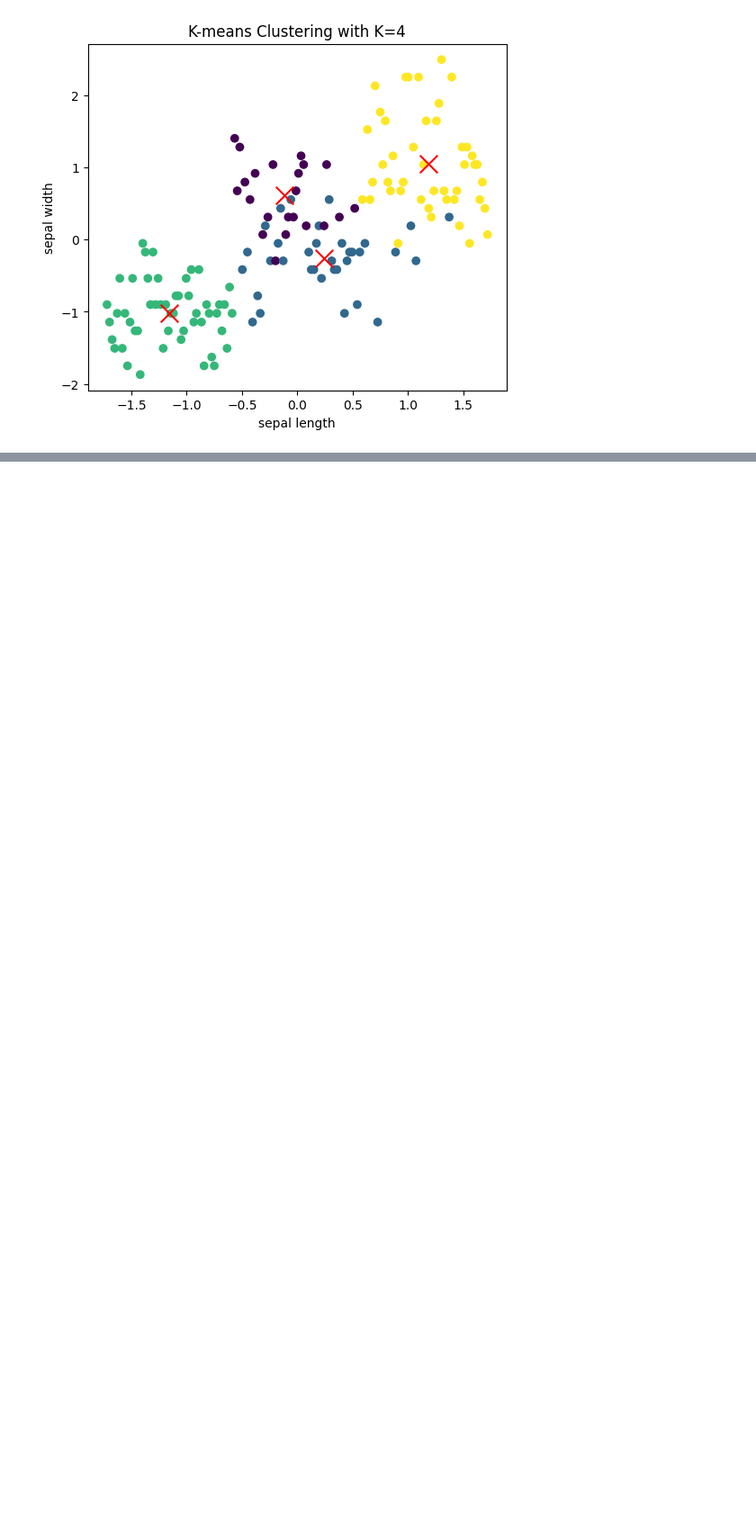
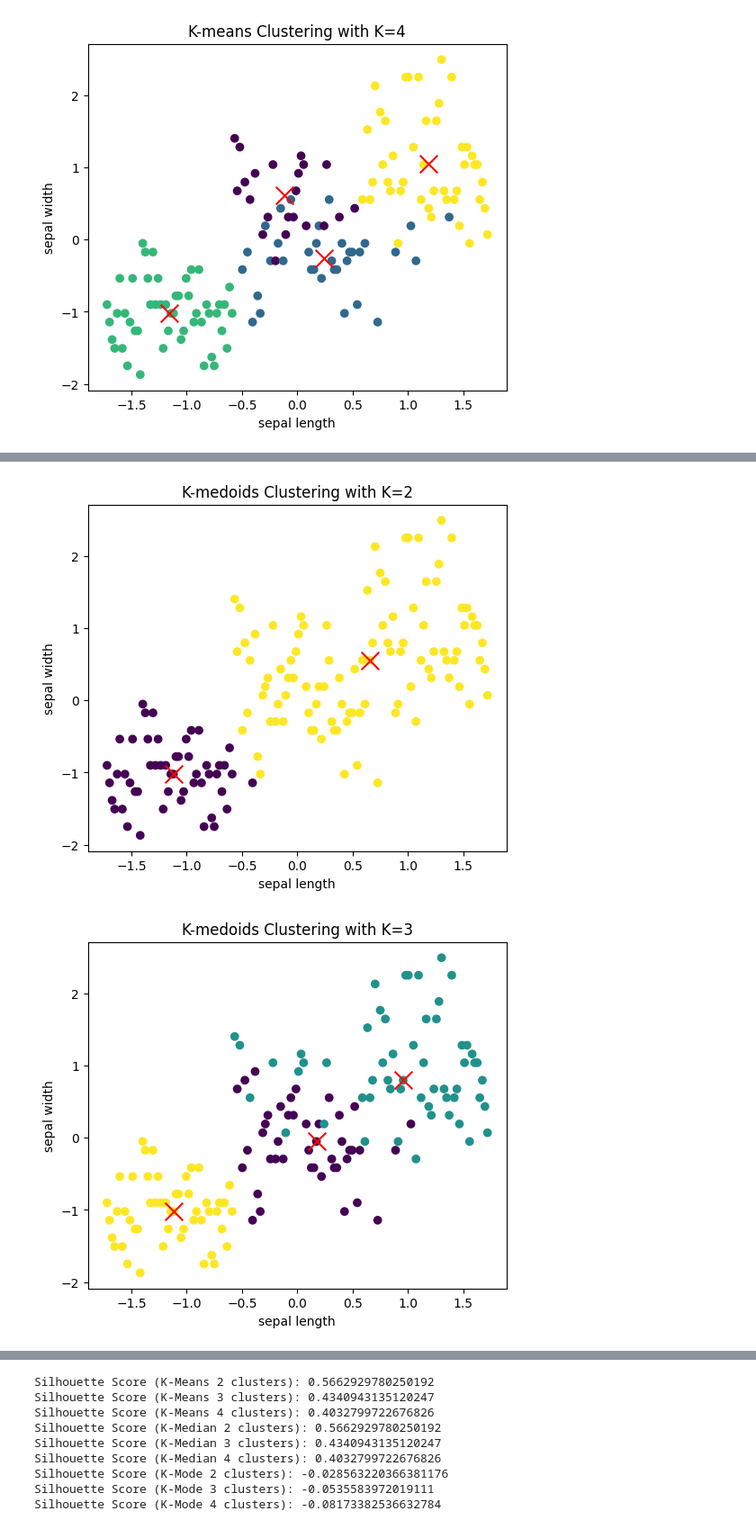
Before and after one commit to Kritzr/machine_learning, a Jupyter notebook: kmeans_kmode_kmedian/kmeans_kmode_kmedian.ipynb, the cells around one changed output, grey strips where cells are left out. Shown at 90% size. Saved outputs shown, nothing was run; the diff lists cells and outputs as text; code cells hidden in the pictures; blank space fills up the shorter version.

```diff
--- a/kmeans_kmode_kmedian/kmeans_kmode_kmedian.ipynb
+++ b/kmeans_kmode_kmedian/kmeans_kmode_kmedian.ipynb
@@ -173,0 +171,36 @@ Run 3, iteration: 1/100, moves: 10, cost: 651.0
+# %%
+from sklearn.metrics import silhouette_score
+
+# Calculate silhouette score for each clustering method
+silhouette_kmeans_2 = silhouette_score(X_scaled, kmeans_labels_2)
+silhouette_kmeans_3 = silhouette_score(X_scaled, kmeans_labels_3)
+silhouette_kmeans_4 = silhouette_score(X_scaled, kmeans_labels_4)
+
+# Assign kmedoids results to kmedians variables
+kmedians_labels_2 = apply_kmedoids(2, X_scaled)  # Assign to kmedians_labels_2
+kmedians_labels_3 = apply_kmedoids(3, X_scaled)  # Assign to kmedians_labels_3
+kmedians_labels_4 = apply_kmedoids(4, X_scaled)  # Assign to kmedians_labels_4
+
+
+silhouette_kmedians_2 = silhouette_score(X_scaled, kmedians_labels_2)
+silhouette_kmedians_3 = silhouette_score(X_scaled, kmedians_labels_3)
+silhouette_kmedians_4 = silhouette_score(X_scaled, kmedians_labels_4)
+
+silhouette_kmodes_2 = silhouette_score(X_scaled, kmodes_labels_2)
+silhouette_kmodes_3 = silhouette_score(X_scaled, kmodes_labels_3)
+silhouette_kmodes_4 = silhouette_score(X_scaled, kmodes_labels_4)
+
+print(f"Silhouette Score (K-Means 2 clusters): {silhouette_kmeans_2}")
+print(f"Silhouette Score (K-Means 3 clusters): {silhouette_kmeans_3}")
+print(f"Silhouette Score (K-Means 4 clusters): {silhouette_kmeans_4}")
+
+print(f"Silhouette Score (K-Median 2 clusters): {silhouette_kmedians_2}")
+print(f"Silhouette Score (K-Median 3 clusters): {silhouette_kmedians_3}")
+print(f"Silhouette Score (K-Median 4 clusters): {silhouette_kmedians_4}")
+
+print(f"Silhouette Score (K-Mode 2 clusters): {silhouette_kmodes_2}")
+print(f"Silhouette Score (K-Mode 3 clusters): {silhouette_kmodes_3}")
+print(f"Silhouette Score (K-Mode 4 clusters): {silhouette_kmodes_4}")
+# %% [output]
+[figure, added]
+[figure, added]
@@ -173,0 +208,9 @@ Run 3, iteration: 1/100, moves: 10, cost: 651.0
+Silhouette Score (K-Means 2 clusters): 0.5662929780250192
+Silhouette Score (K-Means 3 clusters): 0.4340943135120247
+Silhouette Score (K-Means 4 clusters): 0.4032799722676826
+Silhouette Score (K-Median 2 clusters): 0.5662929780250192
+Silhouette Score (K-Median 3 clusters): 0.4340943135120247
+Silhouette Score (K-Median 4 clusters): 0.4032799722676826
+Silhouette Score (K-Mode 2 clusters): -0.028563220366381176
+Silhouette Score (K-Mode 3 clusters): -0.0535583972019111
+Silhouette Score (K-Mode 4 clusters): -0.08173382536632784
```
Also changed, not shown: parts of 5 cells of this notebook.
